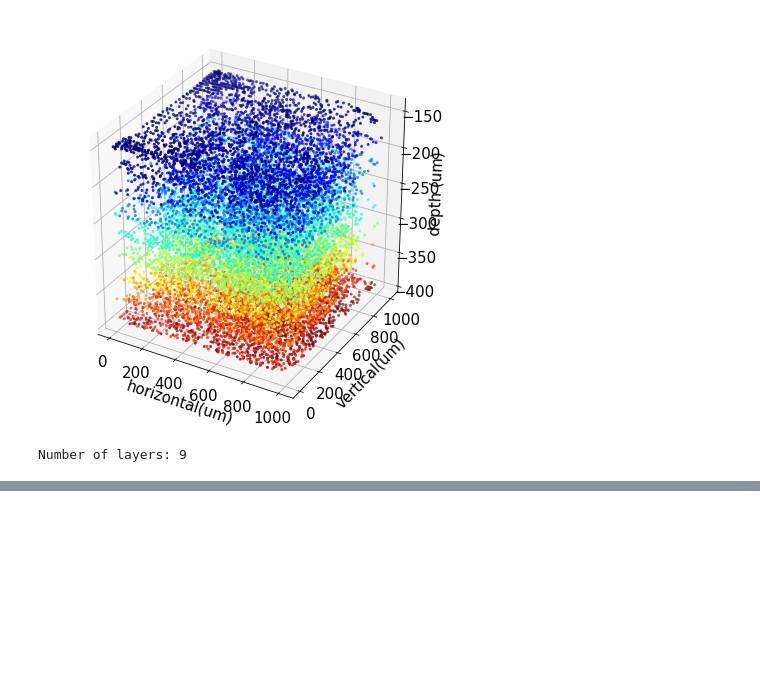
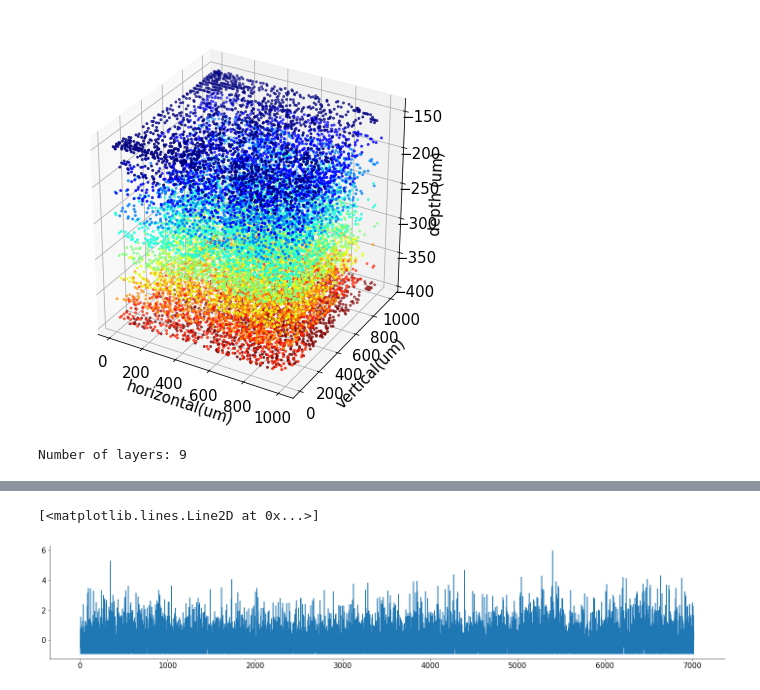
Before and after one commit to sazio/NMAs, a Jupyter notebook: src/EDA_Stringer_Dataset.ipynb, the cells around one changed output, grey strips where cells are left out. Saved outputs shown, nothing was run; the diff lists cells and outputs as text; code cells hidden in the pictures; blank space fills up the shorter version.

```diff
--- a/src/EDA_Stringer_Dataset.ipynb
+++ b/src/EDA_Stringer_Dataset.ipynb
@@ -96,0 +155,5 @@ plt.plot(dat["sresp"][:,1])
+# %%
+plt.plot(red_Z[0,:])
+# %% [output]
+[<matplotlib.lines.Line2D at 0x...>]
+[figure, added]
```
Also changed, not shown: parts of 15 cells of this notebook.
